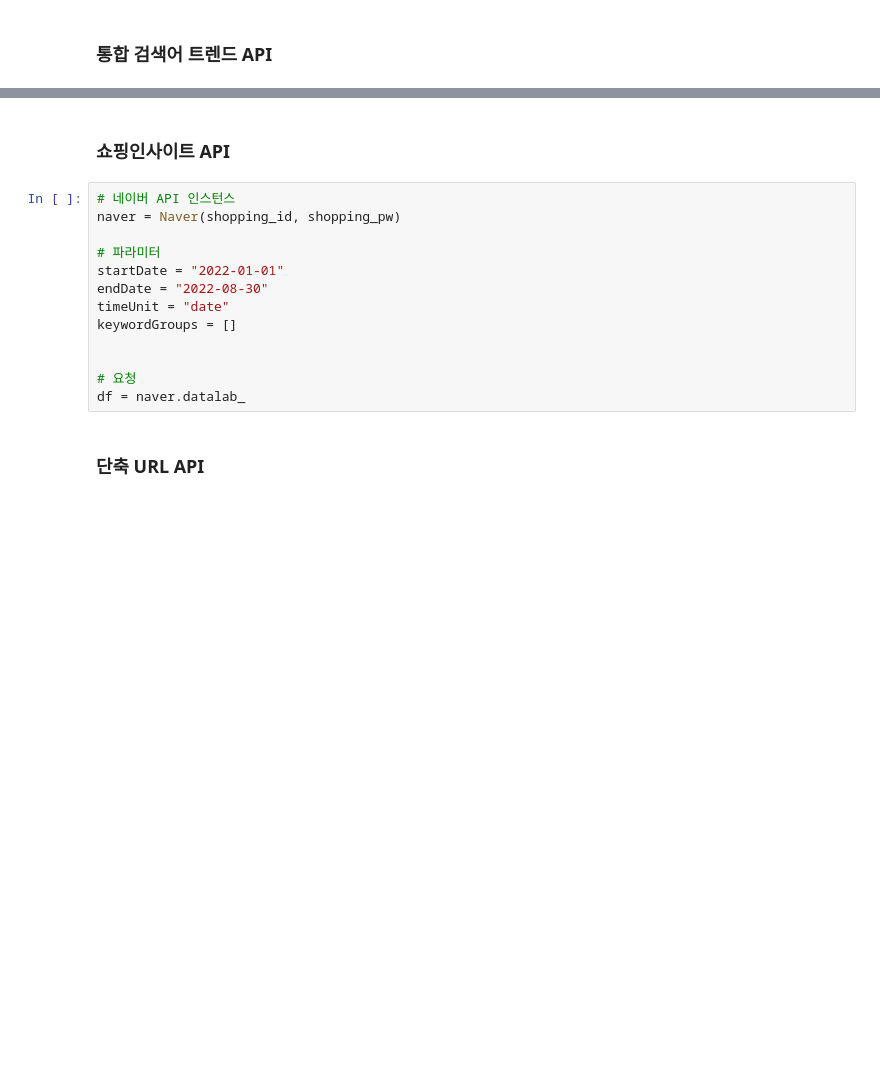
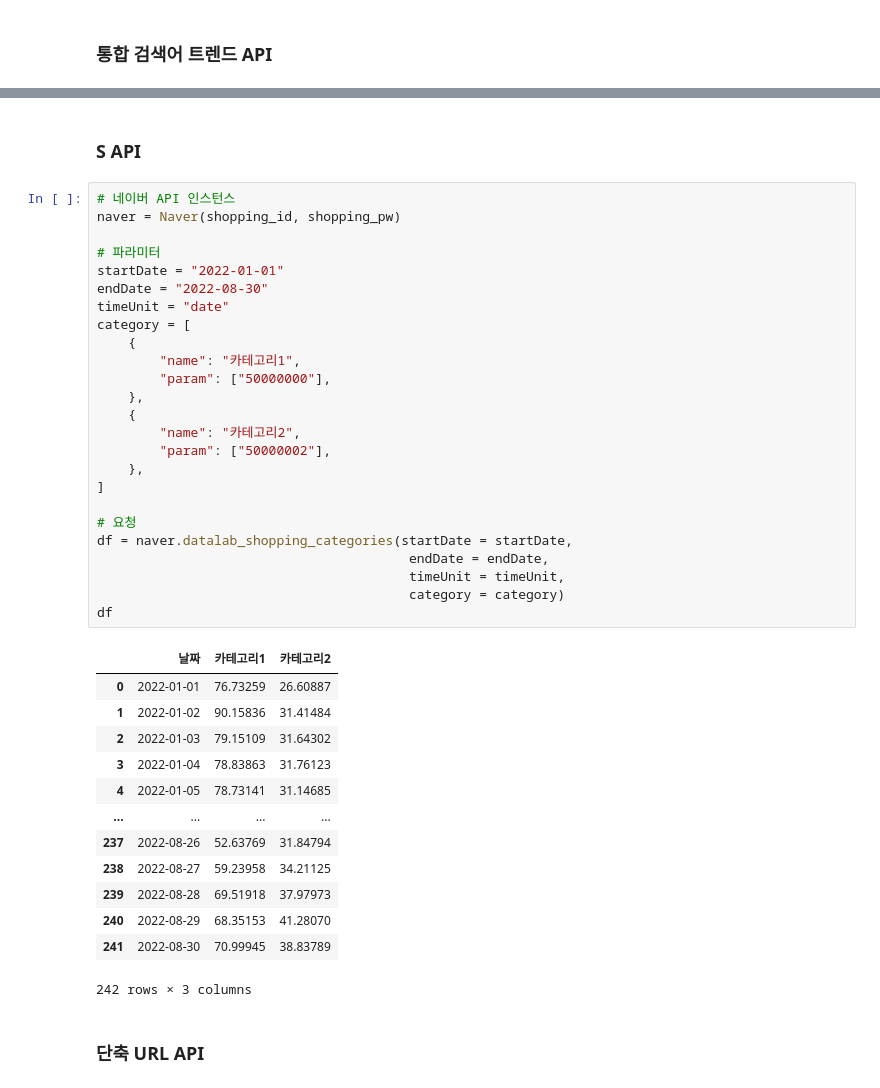
Before and after one commit to WooilJeong/PyNaver, a Jupyter notebook: develop.ipynb, the cells around one changed output, grey strips where cells are left out. Cells and saved outputs as stored; diff of their text form; blank space fills up the shorter version.

```diff
--- a/develop.ipynb
+++ b/develop.ipynb
@@ -250,18 +234,44 @@ df
 # %% [markdown]
-### 쇼핑인사이트 API
+### S API
 # %%
 # 네이버 API 인스턴스
 naver = Naver(shopping_id, shopping_pw)
 
 # 파라미터
 startDate = "2022-01-01"
 endDate = "2022-08-30"
 timeUnit = "date"
-keywordGroups = []
-
+category = [
+    {
+        "name": "카테고리1",
+        "param": ["50000000"],
+    },
+    {
+        "name": "카테고리2",
+        "param": ["50000002"],
+    },
+]
 
 # 요청
-df = naver.datalab_
+df = naver.datalab_shopping_categories(startDate = startDate,
+                                        endDate = endDate,
+                                        timeUnit = timeUnit,
+                                        category = category)
+df
+# %% [output]
+|  | 날짜 | 카테고리1 | 카테고리2 |
+| 0 | 2022-01-01 | 76.73259 | 26.60887 |
+| 1 | 2022-01-02 | 90.15836 | 31.41484 |
+| 2 | 2022-01-03 | 79.15109 | 31.64302 |
+| 3 | 2022-01-04 | 78.83863 | 31.76123 |
+| 4 | 2022-01-05 | 78.73141 | 31.14685 |
+| ... | ... | ... | ... |
+| 237 | 2022-08-26 | 52.63769 | 31.84794 |
+| 238 | 2022-08-27 | 59.23958 | 34.21125 |
+| 239 | 2022-08-28 | 69.51918 | 37.97973 |
+| 240 | 2022-08-29 | 68.35153 | 41.28070 |
+| 241 | 2022-08-30 | 70.99945 | 38.83789 |
+242 rows × 3 columns
 # %% [markdown]
 ### 단축 URL API
 # %%
```
Also changed, not shown: parts of 5 cells of this notebook, 2 other files.
